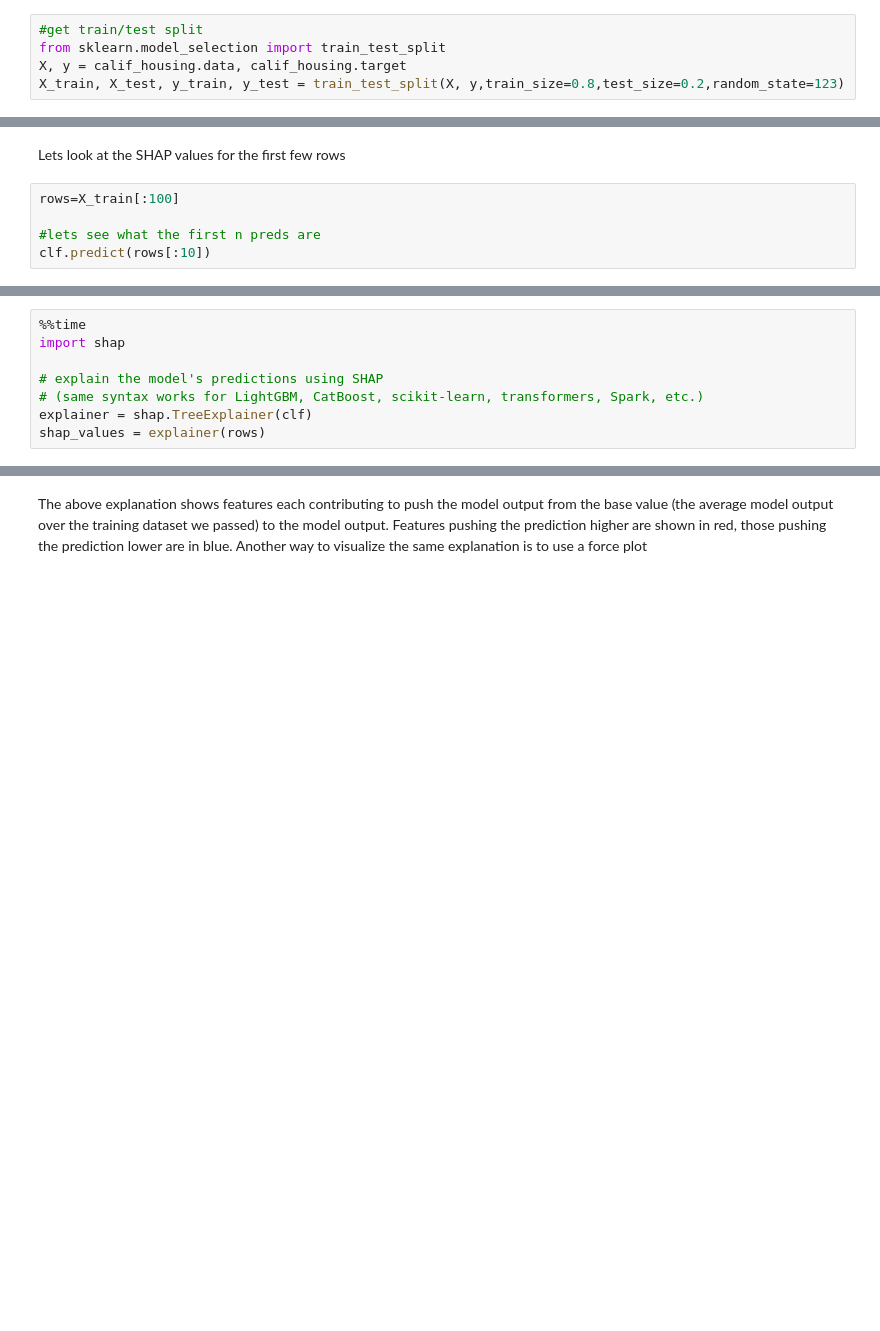
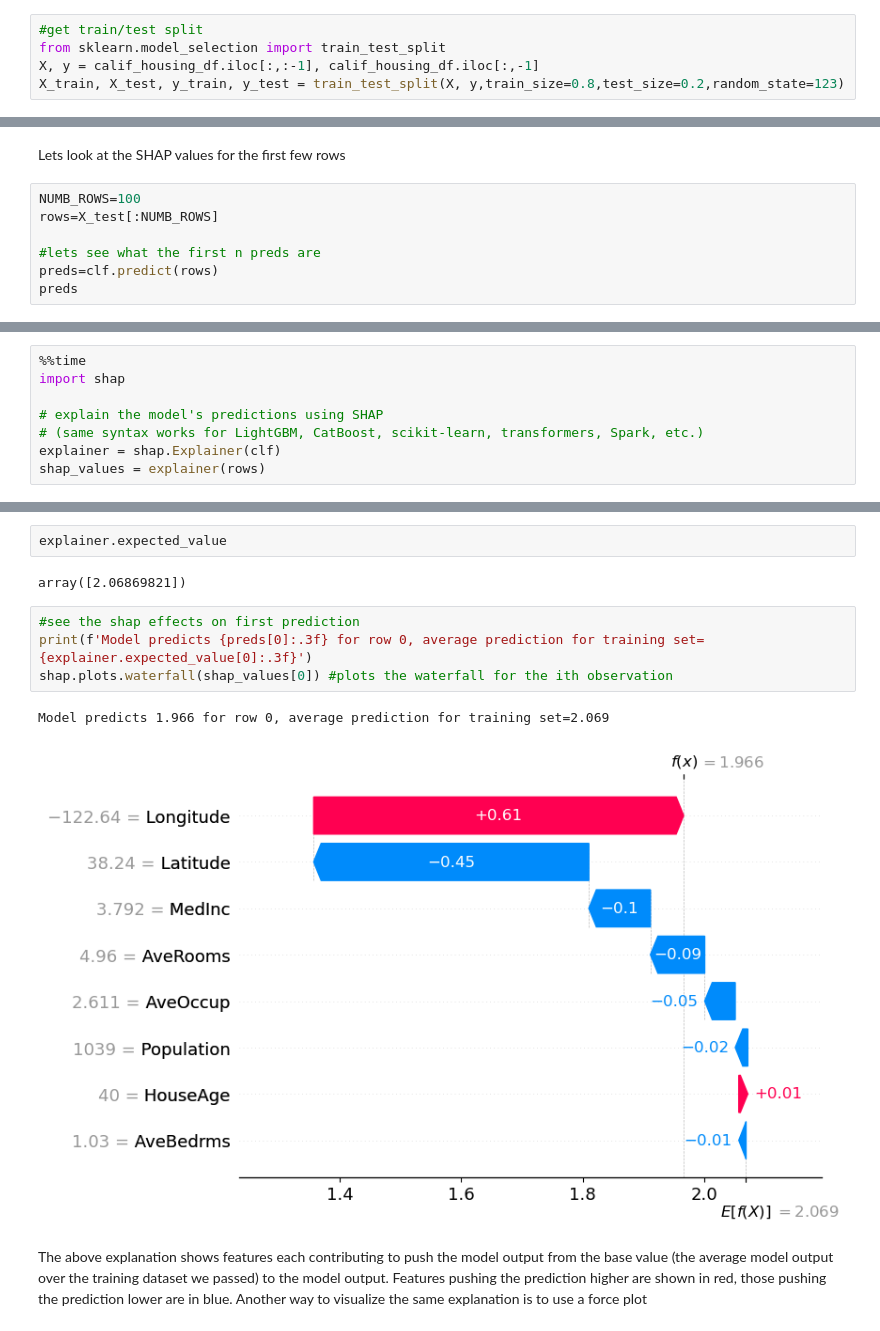
Before and after one commit to CNUClasses/DATA301_CODE, a Jupyter notebook: week_11/11_4_SHAP_regressor_classifier.ipynb, the cells around one changed output, grey strips where cells are left out. Cells and saved outputs as stored; diff of their text form; blank space fills up the shorter version.

```diff
--- a/week_11/11_4_SHAP_regressor_classifier.ipynb
+++ b/week_11/11_4_SHAP_regressor_classifier.ipynb
@@ -59,7 +58,7 @@ calif_housing_df.head()
 # %%
 #get train/test split
 from sklearn.model_selection import train_test_split
-X, y = calif_housing.data, calif_housing.target
+X, y = calif_housing_df.iloc[:,:-1], calif_housing_df.iloc[:,-1]
 X_train, X_test, y_train, y_test = train_test_split(X, y,train_size=0.8,test_size=0.2,random_state=123)
 # %% [markdown]
 # Model- Regression (SHAP also works with classification)
@@ -83,8 +87,10 @@ SHAP (SHapley Additive exPlanations) is a game theoretic approach to explain the
 # %% [markdown]
 Lets look at the SHAP values for the first few rows
 # %%
-rows=X_train[:100]
+NUMB_ROWS=100
+rows=X_test[:NUMB_ROWS]
 
 #lets see what the first n preds are
-clf.predict(rows[:10])
+preds=clf.predict(rows)
+preds
 # %% [output]
@@ -96,6 +136,6 @@ import shap
 
 # explain the model's predictions using SHAP
 # (same syntax works for LightGBM, CatBoost, scikit-learn, transformers, Spark, etc.)
-explainer = shap.TreeExplainer(clf)
+explainer = shap.Explainer(clf)
 shap_values = explainer(rows)
 # %% [output]
@@ -144,3 +161,14 @@ shap.waterfall_plot(helper_object(0), len(shap_values[0])) # plots the waterfall
+# %%
+explainer.expected_value
+# %% [output]
+array([2.06869821])
+# %%
+#see the shap effects on first prediction
+print(f'Model predicts {preds[0]:.3f} for row 0, average prediction for training set={explainer.expected_value[0]:.3f}')
+shap.plots.waterfall(shap_values[0]) #plots the waterfall for the ith observation
+# %% [output]
+Model predicts 1.966 for row 0, average prediction for training set=2.069
+[figure, added]
 # %% [markdown]
 The above explanation shows features each contributing to push the model output from the base value (the average model output over the training dataset we passed) to the model output. Features pushing the prediction higher are shown in red, those pushing the prediction lower are in blue. Another way to visualize the same explanation is to use a force plot
 # %% [markdown]
```
Also changed, not shown: parts of 28 cells of this notebook.
